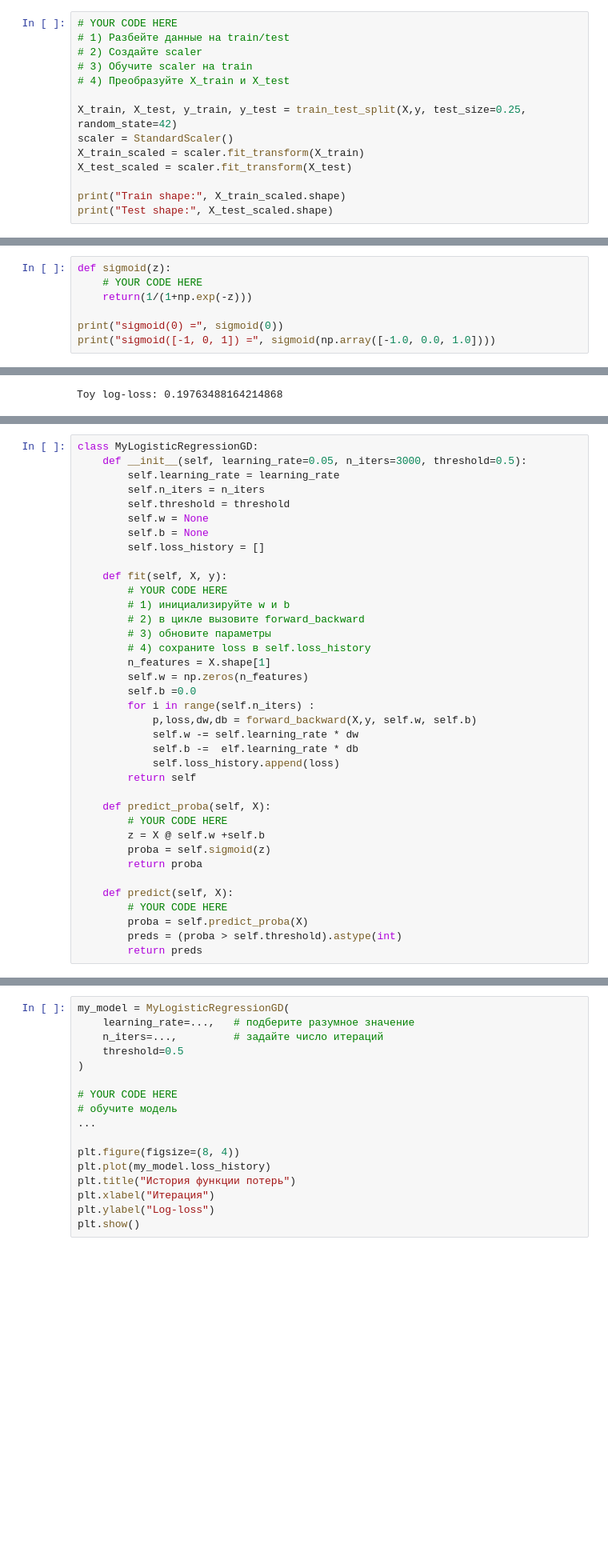
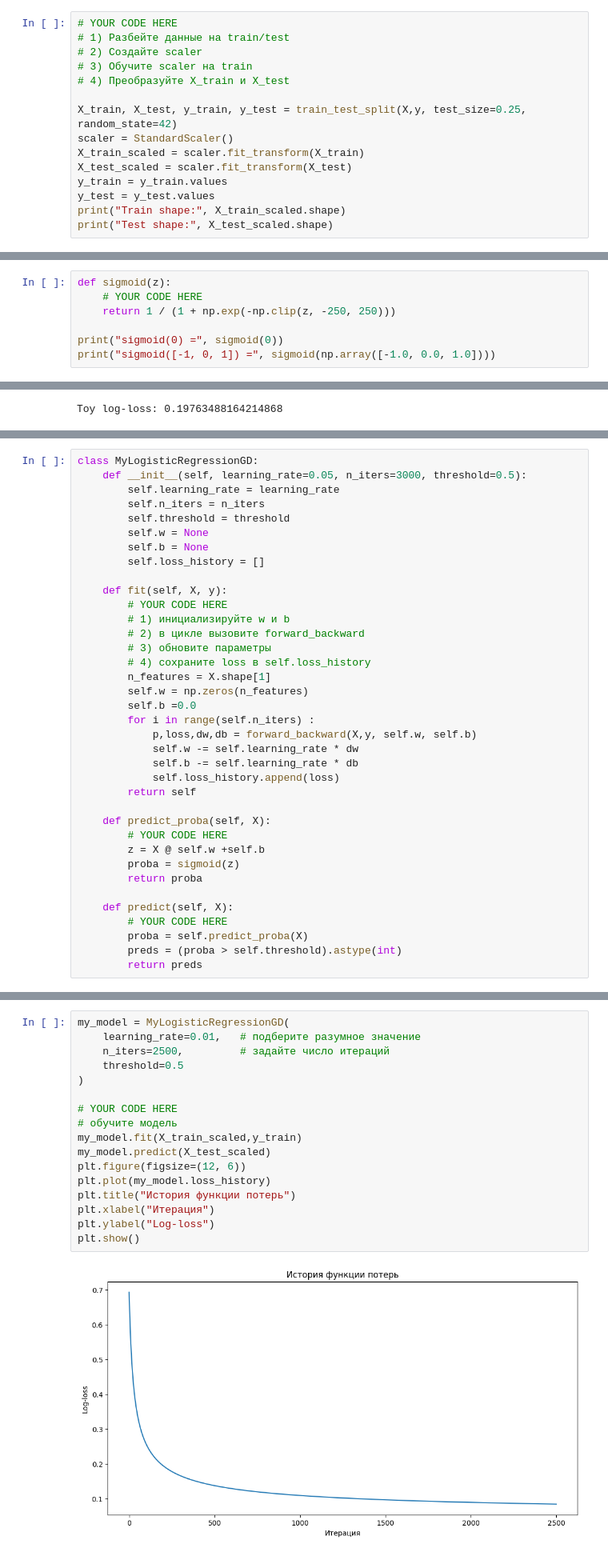
Before and after one commit to DEdVGarage/ml-course-hw, a Jupyter notebook: hw05_LogisticRegression/logreg_practice_student.ipynb, the cells around one changed output, grey strips where cells are left out. Shown at 80% size. Cells and saved outputs as stored; diff of their text form; blank space fills up the shorter version.

```diff
--- a/hw05_LogisticRegression/logreg_practice_student.ipynb
+++ b/hw05_LogisticRegression/logreg_practice_student.ipynb
@@ -175,7 +175,8 @@ X_train, X_test, y_train, y_test = train_test_split(X,y, test_size=0.25, random_
 scaler = StandardScaler()
 X_train_scaled = scaler.fit_transform(X_train)
 X_test_scaled = scaler.fit_transform(X_test)
-
+y_train = y_train.values
+y_test = y_test.values
 print("Train shape:", X_train_scaled.shape)
 print("Test shape:", X_test_scaled.shape)
 # %% [output]
@@ -192,7 +193,7 @@ Test shape: (143, 30)
 # %%
 def sigmoid(z):
     # YOUR CODE HERE
-    return(1/(1+np.exp(-z)))
+    return 1 / (1 + np.exp(-np.clip(z, -250, 250)))
 
 print("sigmoid(0) =", sigmoid(0))
 print("sigmoid([-1, 0, 1]) =", sigmoid(np.array([-1.0, 0.0, 1.0])))
@@ -295,14 +296,14 @@ class MyLogisticRegressionGD:
         for i in range(self.n_iters) :
             p,loss,dw,db = forward_backward(X,y, self.w, self.b)
             self.w -= self.learning_rate * dw
-            self.b -=  elf.learning_rate * db
+            self.b -= self.learning_rate * db
             self.loss_history.append(loss)
         return self
 
     def predict_proba(self, X):
         # YOUR CODE HERE
         z = X @ self.w +self.b
-        proba = self.sigmoid(z)
+        proba = sigmoid(z)
         return proba
 
     def predict(self, X):
@@ -318,21 +319,23 @@ class MyLogisticRegressionGD:
 - какое качество получается на test.
 # %%
 my_model = MyLogisticRegressionGD(
-    learning_rate=...,   # подберите разумное значение
-    n_iters=...,         # задайте число итераций
+    learning_rate=0.01,   # подберите разумное значение
+    n_iters=2500,         # задайте число итераций
     threshold=0.5
 )
 
 # YOUR CODE HERE
 # обучите модель
-...
-
-plt.figure(figsize=(8, 4))
+my_model.fit(X_train_scaled,y_train)
+my_model.predict(X_test_scaled)
+plt.figure(figsize=(12, 6))
 plt.plot(my_model.loss_history)
 plt.title("История функции потерь")
 plt.xlabel("Итерация")
 plt.ylabel("Log-loss")
 plt.show()
+# %% [output]
+[figure, added]
 # %% [markdown]
 ## Шаг 7. Оценка качества своей модели
 
```
Also changed, not shown: parts of 2 cells of this notebook.
